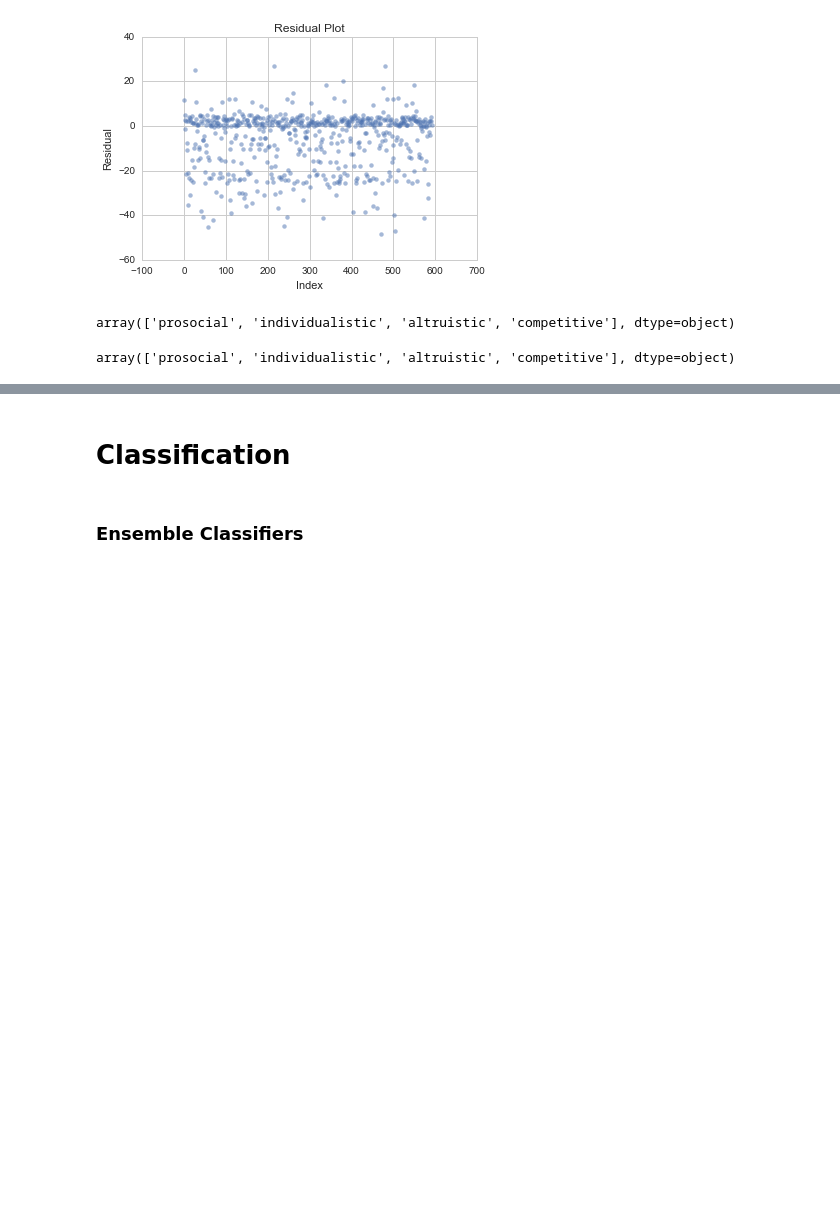
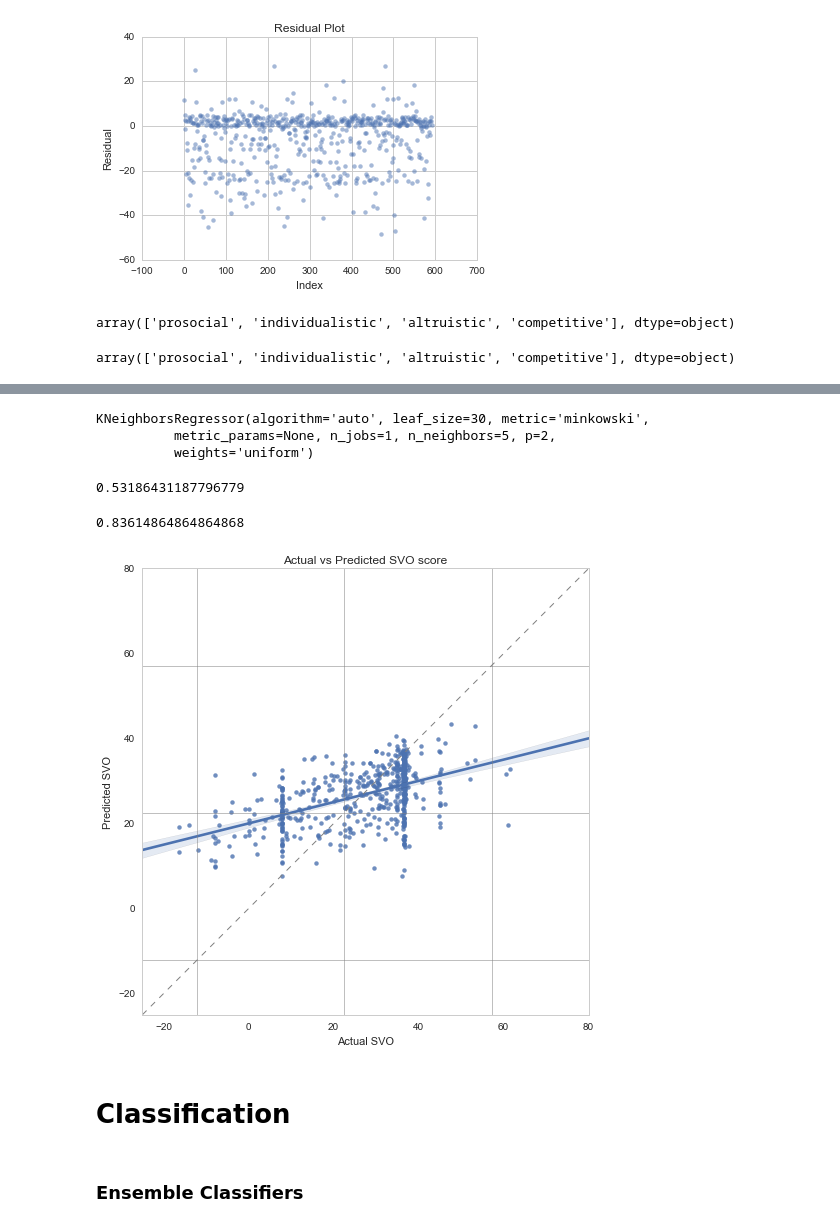
Before and after one commit to pdarche/thesis, a Jupyter notebook: notebooks/Modeling.ipynb, the cells around one changed output, grey strips where cells are left out. Drawn from its saved outputs; the diff is of its cells as text; code cells hidden in the pictures; blank space fills up the shorter version.

```diff
--- a/notebooks/Modeling.ipynb
+++ b/notebooks/Modeling.ipynb
@@ -242,7 +305,7 @@ from sklearn.ensemble import RandomForestRegressor
 estimator = RandomForestRegressor(random_state=0, n_estimators=100)
 # %%
 param_grid = {"max_depth": [3, None],
-              "max_features": [1, 3, 20],
+              "max_features": [1, 3, 15],
               "min_samples_split": [1, 3, 10],
               "min_samples_leaf": [1, 3, 10],
               "bootstrap": [True, False]}
@@ -422,3 +484,26 @@ accuracy_score(y_type, labels)
+# %%
+knn_reg = KNeighborsRegressor()
+# %%
+knn_reg.fit(X, y_svo)
+# %% [output]
+KNeighborsRegressor(algorithm='auto', leaf_size=30, metric='minkowski',
+          metric_params=None, n_jobs=1, n_neighbors=5, p=2,
+          weights='uniform')
+# %%
+y_knn_pred = knn_reg.predict(X)
+# %%
+r2_score(y_svo, y_knn_pred)
+# %% [output]
+0.53186431187796779
+# %%
+labels = pd.Series(y_knn_pred).apply(angle2cat)
+accuracy_score(y_type, labels)
+# %% [output]
+0.83614864864864868
+# %%
+reg_pred_actual(y_svo, y_knn_pred)
+# %% [output]
+[figure, added]
 # %% [markdown]
 # Classification
 # %% [markdown]
```
Also changed, not shown: parts of 75 cells of this notebook, 2 other files.
